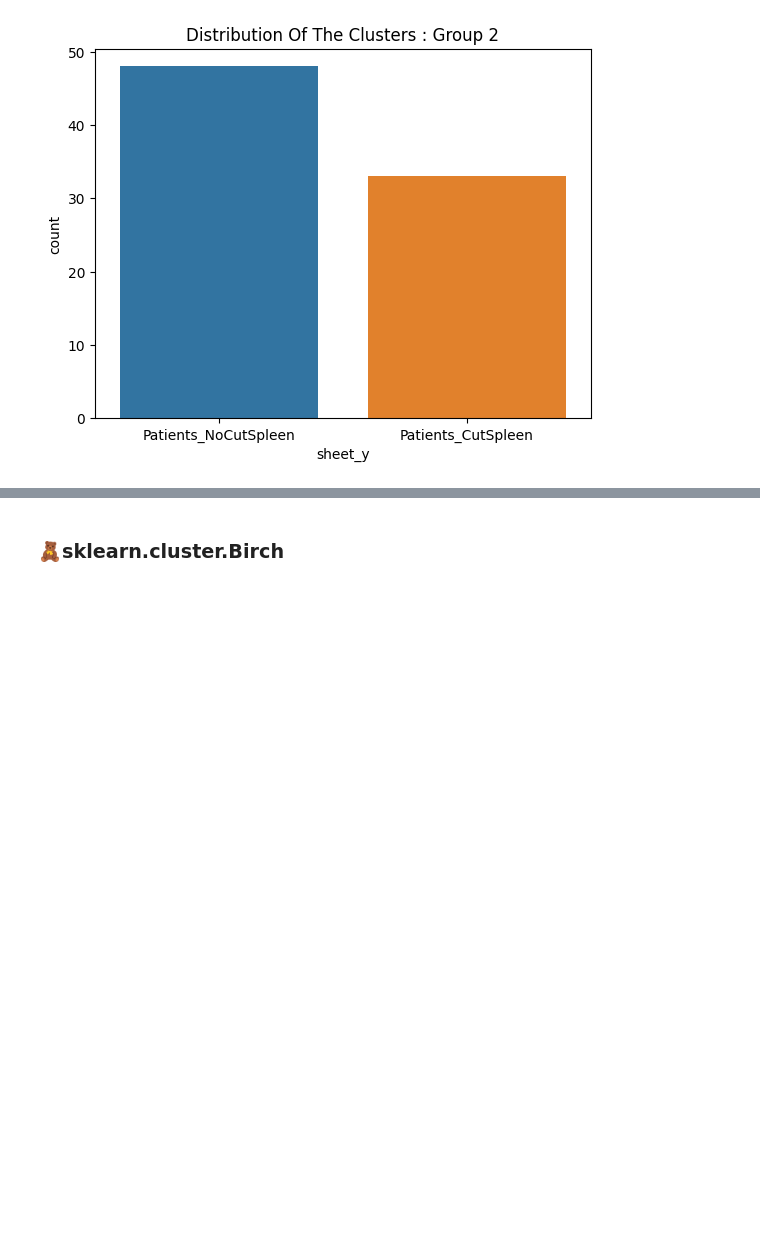
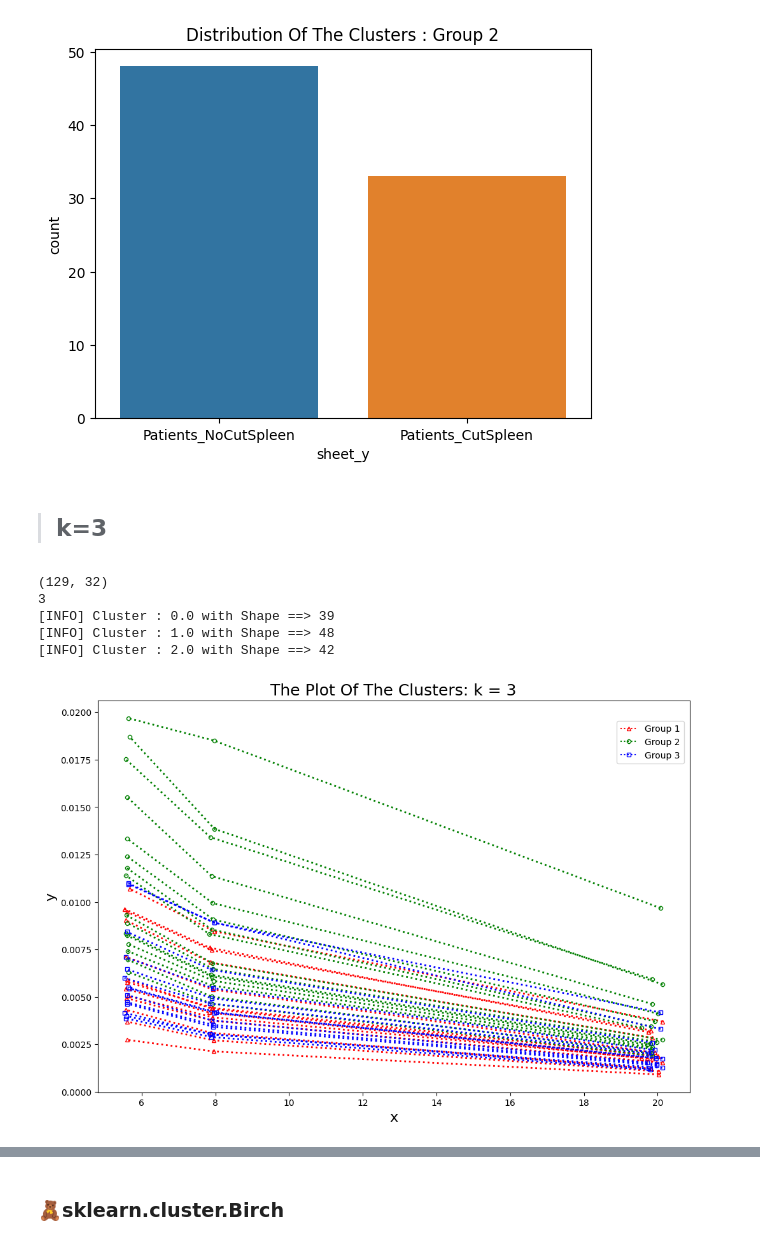
Before and after one commit to WiratchawaKannika/Rheology_Exp, a Jupyter notebook: Plot_Clustering_BloodCMU.ipynb, the cells around one changed output, grey strips where cells are left out. Saved outputs shown, nothing was run; the diff lists cells and outputs as text; code cells hidden in the pictures; blank space fills up the shorter version.

```diff
--- a/Plot_Clustering_BloodCMU.ipynb
+++ b/Plot_Clustering_BloodCMU.ipynb
@@ -425,3 +411,20 @@ pl.set_title("Distribution Of The Clusters : Group 2")
 plt.show()
 # %% [output]
 [figure]
+# %% [markdown]
+> ## k=3
+# %%
+#result_4cluster_.to_csv(('/home/kannika/codes_AI/Rheology_Blood/All_lab_results_Blood_viscosity_cluster.csv'))
+result_4cluster_  =pd.read_csv('/home/kannika/codes_AI/Rheology_Blood/All_lab_results_Blood_viscosity_cluster.csv')
+print(result_4cluster_.shape)
+result_4cluster_.head()
+
+columnName = "3_Cluster"
+plot3group(result_4cluster_, columnName)
+# %% [output]
+(129, 32)
+3
+[INFO] Cluster : 0.0 with Shape ==> 39
+[INFO] Cluster : 1.0 with Shape ==> 48
+[INFO] Cluster : 2.0 with Shape ==> 42
+[figure, added]
```
Also changed, not shown: parts of 8 cells of this notebook.
